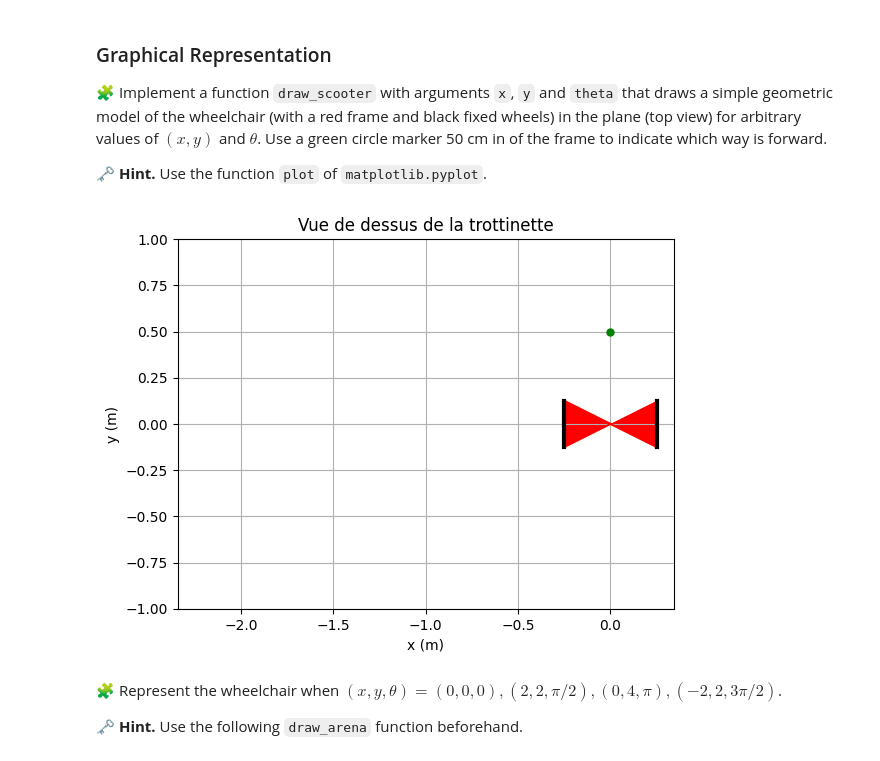
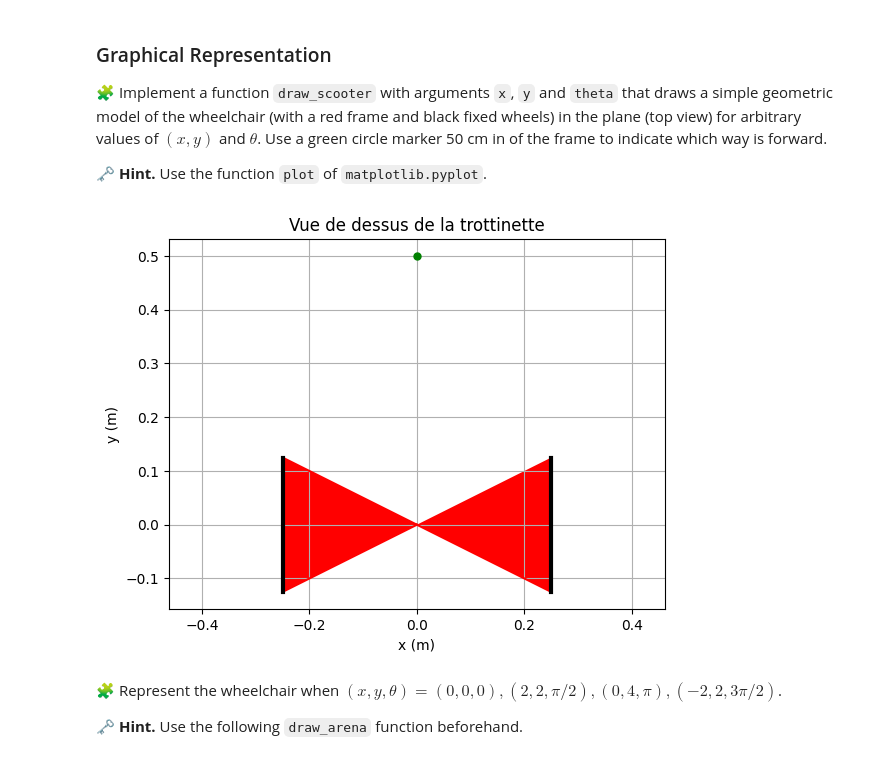
Before and after one commit to Adellah-bellahmama/control-engineering-with-python-project-2023-2024, a Jupyter notebook: Project-part-1.ipynb, the cells around one changed output. Cells and saved outputs as stored; diff of their text form; code cells hidden in the pictures.

```diff
--- a/Project-part-1.ipynb
+++ b/Project-part-1.ipynb
@@ -77,36 +77,35 @@ def draw_scooter(x, y, theta):
 
     # Dessin et remplissage des triangles représentant les patins
     plt.fill([rotated_cadre_points[0,0], rotated_cadre_points[1,0], rotated_cadre_points[2,0], rotated_cadre_points[0,0]],
              [rotated_cadre_points[0,1], rotated_cadre_points[1,1], rotated_cadre_points[2,1], rotated_cadre_points[0,1]], 'r')
     plt.fill([rotated_cadre_points[0,0], rotated_cadre_points[3,0], rotated_cadre_points[4,0], rotated_cadre_points[0,0]],
              [rotated_cadre_points[0,1], rotated_cadre_points[3,1], rotated_cadre_points[4,1], rotated_cadre_points[0,1]], 'r')
 
     # Dessin des roues aux extrémités des patins avec une épaisseur de ligne plus importante
     plt.plot([rotated_cadre_points[1,0], rotated_cadre_points[2,0]], [rotated_cadre_points[1,1], rotated_cadre_points[2,1]], 'k-', linewidth=3)
     plt.plot([rotated_cadre_points[3,0], rotated_cadre_points[4,0]], [rotated_cadre_points[3,1], rotated_cadre_points[4,1]], 'k-', linewidth=3)
 
     # Calcul des coordonnées du marqueur vert indiquant la direction avant
     forward_marker_x = x + 50/100 * np.cos(theta)
     forward_marker_y = y + 50/100 * np.sin(theta)
 
     # Dessin du marqueur vert
     plt.plot(forward_marker_x, forward_marker_y, 'go', markersize=5)
 
     # Configuration des axes
     plt.axis('equal')
     plt.xlabel('x (m)')
     plt.ylabel('y (m)')
     plt.title('Vue de dessus de la trottinette')
 
     # Affichage
     plt.grid(True)
-    plt.xlim(-1, -1)  # Unités sur l'axe x
-    plt.ylim(-1, 1) # Unités sur l'axe y
+
 
 # Exemple d'utilisation
 draw_scooter(0, 0, pi/2)
 # %% [output]
-[figure, old version]
+[figure, new version]
 # %% [markdown]
 🧩 Represent the wheelchair when $(x, y, \theta) = (0, 0, 0), (2, 2, \pi/2), (0, 4, \pi), (-2, 2, 3\pi/2)$.
 
```
Also changed, not shown: parts of 10 cells of this notebook.
